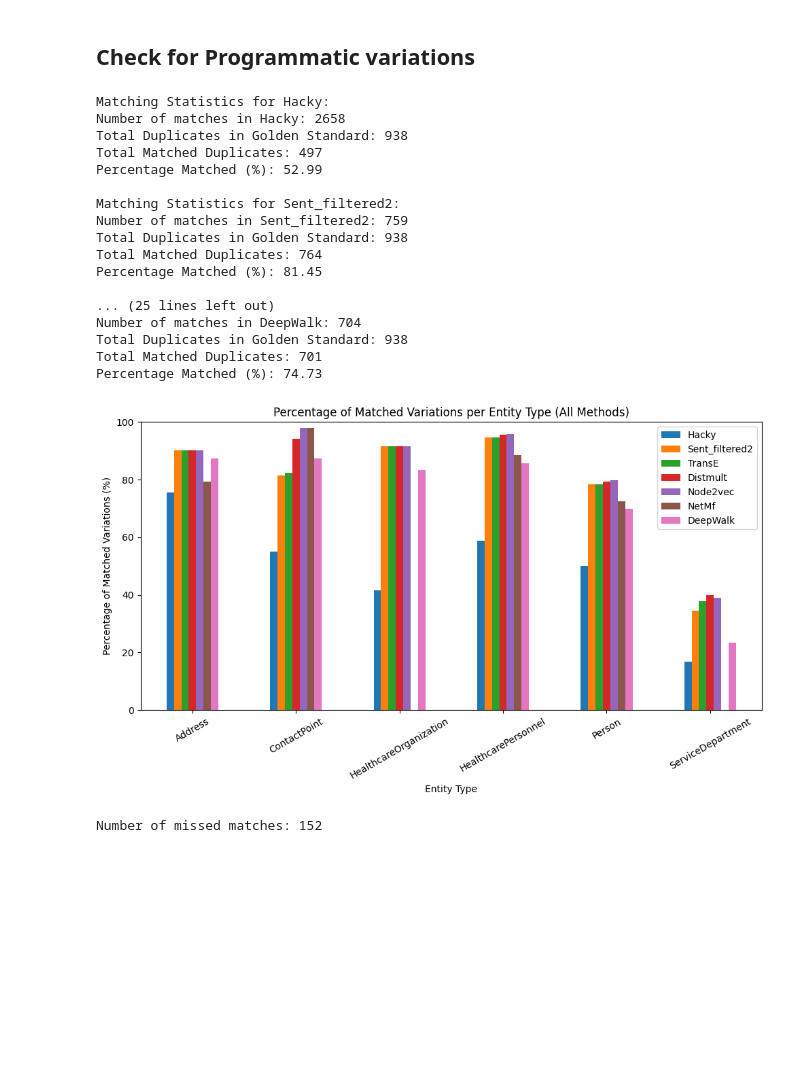
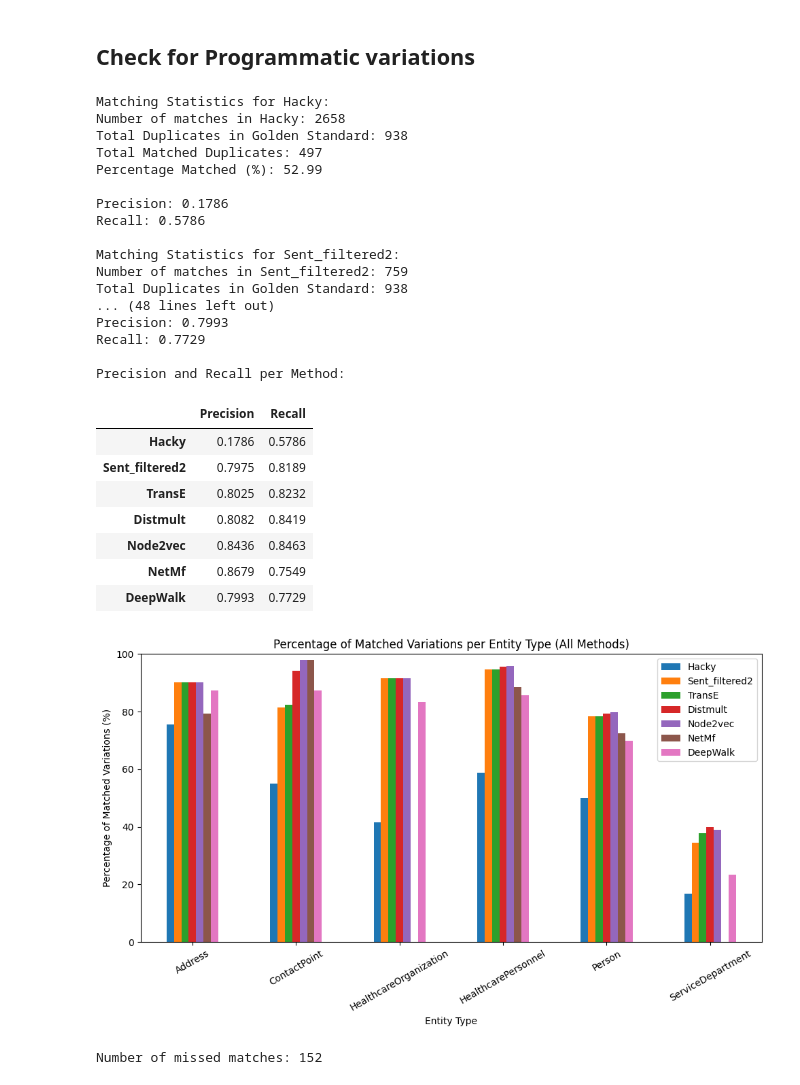
Before and after one commit to Timszy/entity-deduplication-hack-main, a Jupyter notebook: EvaluateProgrammaticVariations.ipynb, the cells around one changed output. Cells and saved outputs as stored; diff of their text form; code cells hidden in the pictures; blank space fills up the shorter version.

```diff
--- a/EvaluateProgrammaticVariations.ipynb
+++ b/EvaluateProgrammaticVariations.ipynb
@@ -24,6 +24,7 @@ match_files = {
 
 def extract_uuid(uri):
     return uri.split("/")[-1]
+precision_recall_summary = {}
 percent_summary = {}
 # Process each match file
 for match_type, data in match_files.items():
@@ -98,46 +99,80 @@ for match_type, data in match_files.items():
                 'Matched Count': matched_count,
                 'Matched (%)': matched_pct
             })
+    # Calculate precision and recall
+    # True Positives (TP): matched pairs that are in golden_standard
+    TP = matched
+    # False Positives (FP): matched pairs that are NOT in golden_standard
+    matched_pairs_set = set(
+        (pair['entity1'], pair['entity2']) if pair['entity1'] <= pair['entity2'] else (pair['entity2'], pair['entity1'])
+        for pair in identifiers
+    )
+    golden_pairs_set = set(
+        (row['original_id'], row['duplicate_id']) if row['original_id'] <= row['duplicate_id'] else (row['duplicate_id'], row['original_id'])
+        for _, row in golden_standard.iterrows()
+    )
+    FP = len(matched_pairs_set - golden_pairs_set)
+    # False Negatives (FN): golden_standard pairs not matched
+    FN = len(golden_pairs_set - matched_pairs_set)
+
+    precision = TP / (TP + FP) if (TP + FP) > 0 else 0
+    recall = TP / (TP + FN) if (TP + FN) > 0 else 0
+    precision_recall_summary[match_type] = {'Precision': precision, 'Recall': recall}
+
+    print(f"Precision: {precision:.4f}")
+    print(f"Recall: {recall:.4f}\n")
 
     variation_entity_frame = pd.DataFrame(frames)
     variation_entity_frame = variation_entity_frame.sort_values(['variation_type', 'entity_type']).reset_index(drop=True)
     variation_frame = variation_entity_frame[variation_entity_frame['Golden Standard Count'] > 1]
     variation_frame = variation_frame.sort_values('entity_type').reset_index(drop=True)
     variation_frame
 
     matched_per_entity = variation_entity_frame.groupby('entity_type')['Matched Count'].sum()
     golden_per_entity = variation_entity_frame.groupby('entity_type')['Golden Standard Count'].sum()
     percent_matched = (matched_per_entity / golden_per_entity * 100).fillna(0)
     percent_summary[match_type] = percent_matched
 
+pr_df = pd.DataFrame(precision_recall_summary).T  # Transpose for better display
+pr_df = pr_df.round(4)
+print("Precision and Recall per Method:")
+display(pr_df)
 
 percent_df = pd.DataFrame(percent_summary).fillna(0)
 percent_df.plot(kind='bar', figsize=(10,6))
 plt.xlabel('Entity Type')
 plt.ylabel('Percentage of Matched Variations (%)')
 plt.title('Percentage of Matched Variations per Entity Type (All Methods)')
 plt.ylim(0, 100)
 plt.xticks(rotation=30)
 plt.tight_layout()
 plt.show()
 # %% [output]
 Matching Statistics for Hacky:
 Number of matches in Hacky: 2658
 Total Duplicates in Golden Standard: 938
 Total Matched Duplicates: 497
 Percentage Matched (%): 52.99
 
+Precision: 0.1786
+Recall: 0.5786
+
 Matching Statistics for Sent_filtered2:
 Number of matches in Sent_filtered2: 759
 Total Duplicates in Golden Standard: 938
-Total Matched Duplicates: 764
-Percentage Matched (%): 81.45
+... (48 lines left out)
+Precision: 0.7993
+Recall: 0.7729
 
-... (25 lines left out)
-Number of matches in DeepWalk: 704
-Total Duplicates in Golden Standard: 938
-Total Matched Duplicates: 701
-Percentage Matched (%): 74.73
+Precision and Recall per Method:
+|  | Precision | Recall |
+| Hacky | 0.1786 | 0.5786 |
+| Sent_filtered2 | 0.7975 | 0.8189 |
+| TransE | 0.8025 | 0.8232 |
+| Distmult | 0.8082 | 0.8419 |
+| Node2vec | 0.8436 | 0.8463 |
+| NetMf | 0.8679 | 0.7549 |
+| DeepWalk | 0.7993 | 0.7729 |
 [figure]
 # %%
 # Find all golden standard matches that were NOT found by the last algorithm run in the loop
```
Also changed, not shown: 1 other file.
